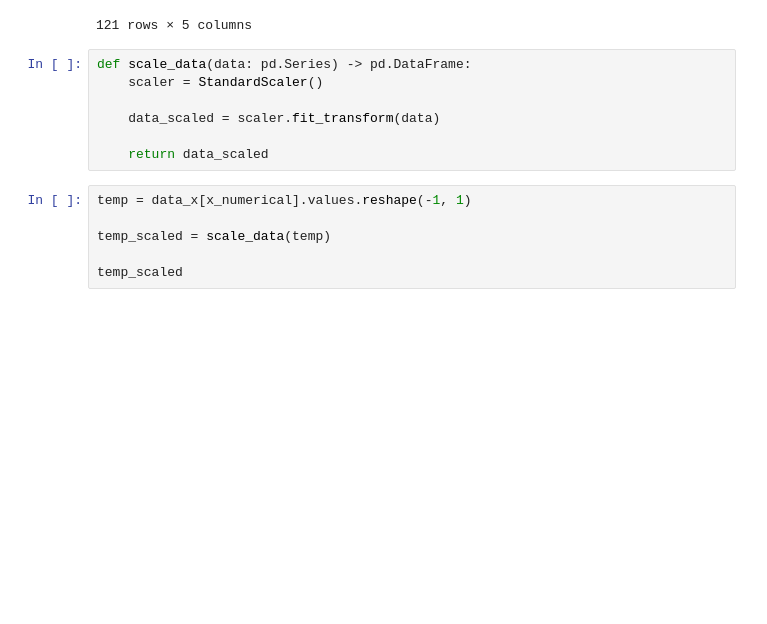
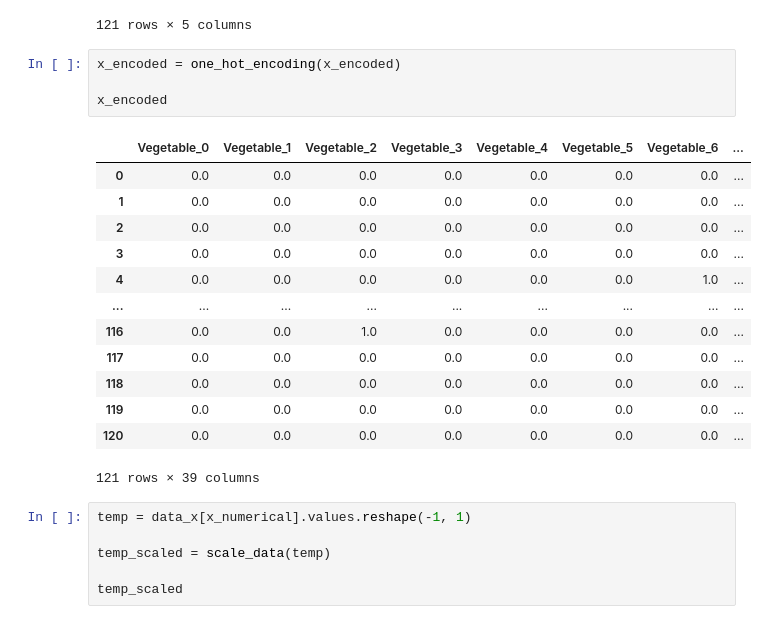
Before and after one commit to Rafaelszc/Aprenda-Machine-Learning, a Jupyter notebook: src/pre_processing/pre_proessing.ipynb, the cells around one changed output. Saved outputs shown, nothing was run; the diff lists cells and outputs as text; blank space fills up the shorter version.

```diff
--- a/src/pre_processing/pre_proessing.ipynb
+++ b/src/pre_processing/pre_proessing.ipynb
@@ -101,13 +117,24 @@ x_encoded
 | 119 | 11 | 3 | 1 | 0 | 1 |
 | 120 | 15 | 3 | 1 | 0 | 1 |
 121 rows × 5 columns
-# %%
-def scale_data(data: pd.Series) -> pd.DataFrame:
-    scaler = StandardScaler()
-
-    data_scaled = scaler.fit_transform(data)
-
-    return data_scaled
+# %%
+x_encoded = one_hot_encoding(x_encoded)
+
+x_encoded
+# %% [output]
+|  | Vegetable_0 | Vegetable_1 | Vegetable_2 | Vegetable_3 | Vegetable_4 | Vegetable_5 | Vegetable_6 | ... |
+| 0 | 0.0 | 0.0 | 0.0 | 0.0 | 0.0 | 0.0 | 0.0 | ... |
+| 1 | 0.0 | 0.0 | 0.0 | 0.0 | 0.0 | 0.0 | 0.0 | ... |
+| 2 | 0.0 | 0.0 | 0.0 | 0.0 | 0.0 | 0.0 | 0.0 | ... |
+| 3 | 0.0 | 0.0 | 0.0 | 0.0 | 0.0 | 0.0 | 0.0 | ... |
+| 4 | 0.0 | 0.0 | 0.0 | 0.0 | 0.0 | 0.0 | 1.0 | ... |
+| ... | ... | ... | ... | ... | ... | ... | ... | ... |
+| 116 | 0.0 | 0.0 | 1.0 | 0.0 | 0.0 | 0.0 | 0.0 | ... |
+| 117 | 0.0 | 0.0 | 0.0 | 0.0 | 0.0 | 0.0 | 0.0 | ... |
+| 118 | 0.0 | 0.0 | 0.0 | 0.0 | 0.0 | 0.0 | 0.0 | ... |
+| 119 | 0.0 | 0.0 | 0.0 | 0.0 | 0.0 | 0.0 | 0.0 | ... |
+| 120 | 0.0 | 0.0 | 0.0 | 0.0 | 0.0 | 0.0 | 0.0 | ... |
+121 rows × 39 columns
 # %%
 temp = data_x[x_numerical].values.reshape(-1, 1)
 
```
Also changed, not shown: parts of 3 cells of this notebook.
